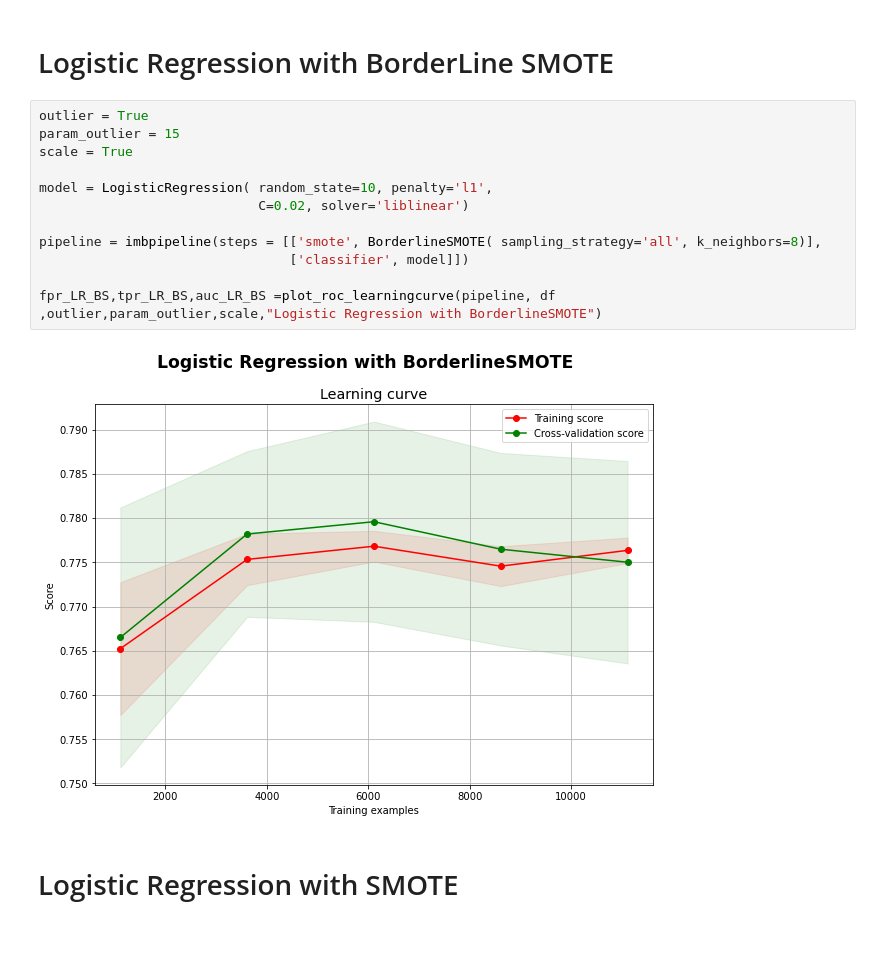
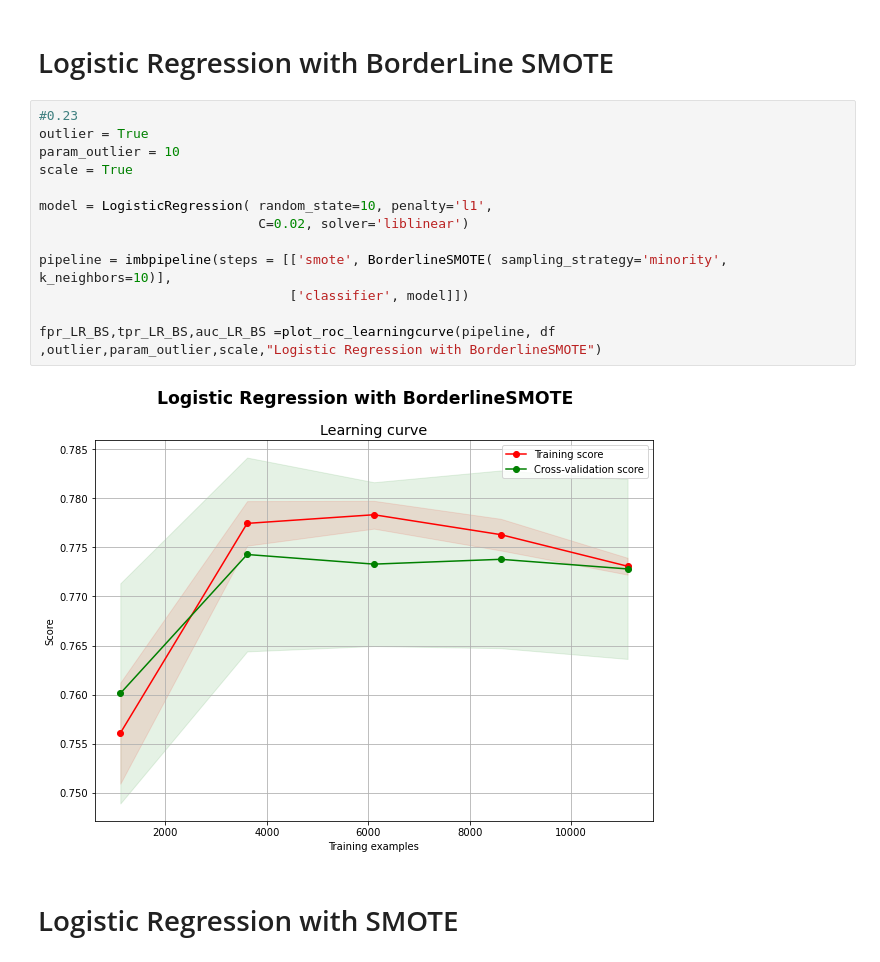
Before and after one commit to spapicchio/Gamma-Telescope-Analysis, a Jupyter notebook: curves.ipynb, the cells around one changed output. Drawn from its saved outputs; the diff is of its cells as text.

```diff
--- a/curves.ipynb
+++ b/curves.ipynb
@@ -149,19 +151,20 @@ fpr_RF_S,tpr_RF_S,auc_RF_S =plot_roc_learningcurve(pipeline, df ,outlier,param_o
 # %% [markdown]
 # Logistic Regression with BorderLine SMOTE
 # %%
+#0.23
 outlier = True
-param_outlier = 15
+param_outlier = 10
 scale = True
 
 model = LogisticRegression( random_state=10, penalty='l1',
                             C=0.02, solver='liblinear')
 
-pipeline = imbpipeline(steps = [['smote', BorderlineSMOTE( sampling_strategy='all', k_neighbors=8)],
+pipeline = imbpipeline(steps = [['smote', BorderlineSMOTE( sampling_strategy='minority', k_neighbors=10)],
                                 ['classifier', model]])
 
 fpr_LR_BS,tpr_LR_BS,auc_LR_BS =plot_roc_learningcurve(pipeline, df ,outlier,param_outlier,scale,"Logistic Regression with BorderlineSMOTE")
 # %% [output]
-[figure, old version]
+[figure, new version]
 # %% [markdown]
 # Logistic Regression with SMOTE
 # %%
```
Also changed, not shown: parts of 8 cells of this notebook, 2 other files.
